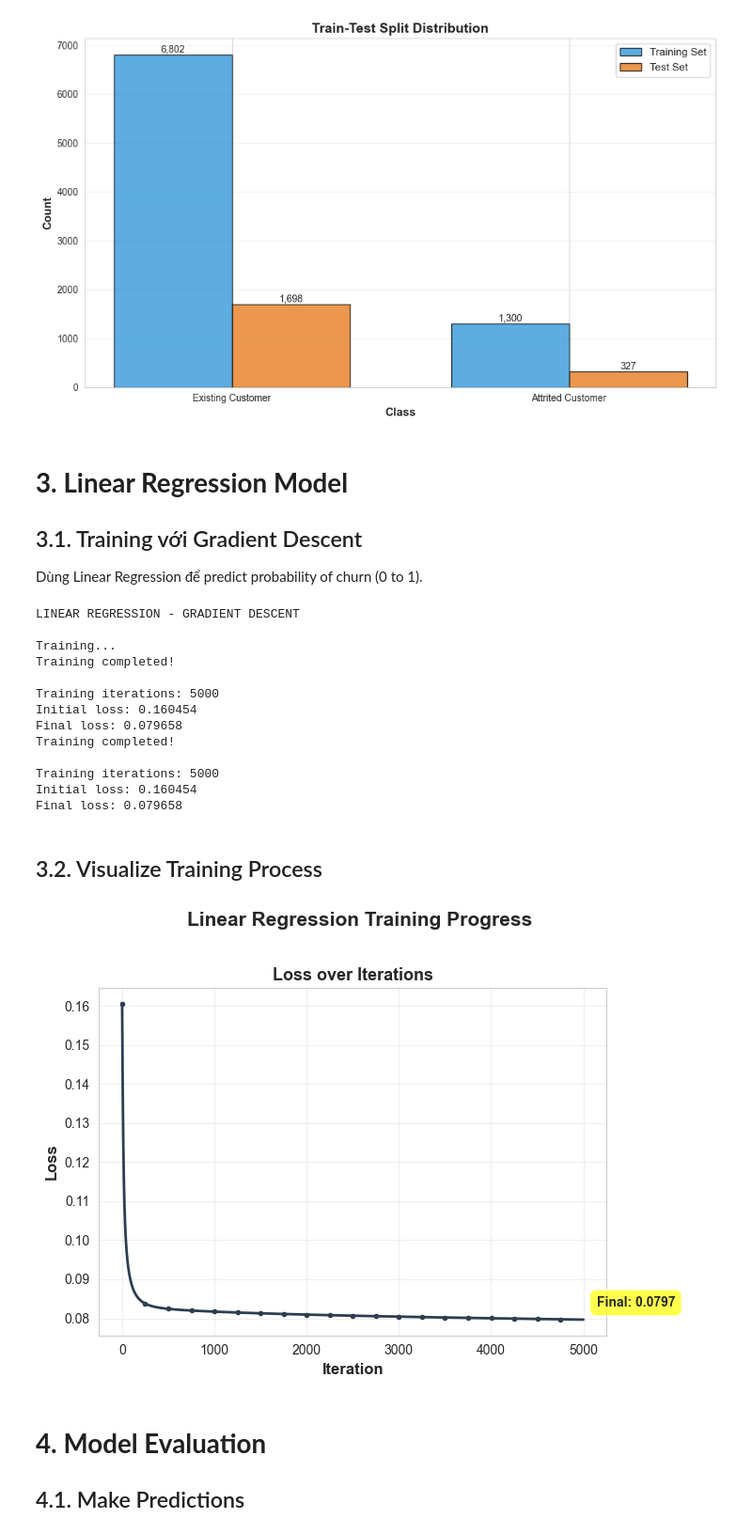
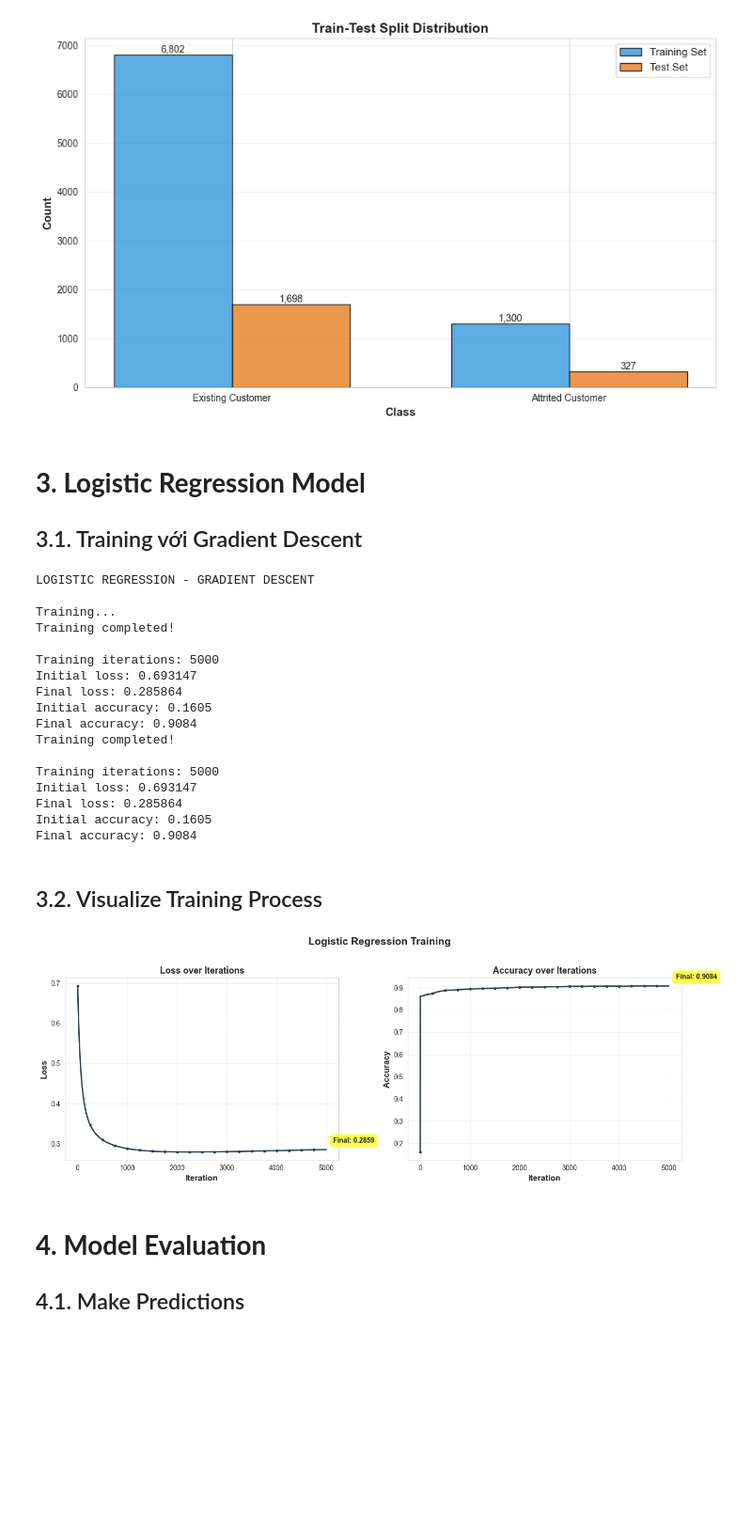
Before and after one commit to TMQ2k/23127464_CreditCardCustomers, a Jupyter notebook: notebooks/03_modeling.ipynb, the cells around one changed output. Shown at 94% size. Saved outputs shown, nothing was run; the diff lists cells and outputs as text; code cells hidden in the pictures; blank space fills up the shorter version.

```diff
--- a/notebooks/03_modeling.ipynb
+++ b/notebooks/03_modeling.ipynb
@@ -75,54 +72,53 @@ Training set: (8102, 40)
 Test set: (2025, 40)
 [figure]
 # %% [markdown]
-# **3. Linear Regression Model**
+# **3. Logistic Regression Model**
 
 ## 3.1. Training với Gradient Descent
-
-Dùng Linear Regression để predict probability of churn (0 to 1).
 # %%
+print("LOGISTIC REGRESSION - GRADIENT DESCENT")
 
-print("LINEAR REGRESSION - GRADIENT DESCENT")
-
-# Initialize model với Gradient Descent
-lr_model = LinearRegression(
-    method='gradient_descent',
+lr_model = LogisticRegression(
     learning_rate=0.01,
-    n_iterations=5000
+    n_iterations=5000,
+    regularization='l2',
+    lambda_reg=0.01
 )
 
-# Train
 print("\nTraining...")
 lr_model.fit(X_train, y_train)
 print("Training completed!")
 
-# Check history
 print(f"\nTraining iterations: {len(lr_model.history['loss'])}")
 print(f"Initial loss: {lr_model.history['loss'][0]:.6f}")
 print(f"Final loss: {lr_model.history['loss'][-1]:.6f}")
+print(f"Initial accuracy: {lr_model.history['accuracy'][0]:.4f}")
+print(f"Final accuracy: {lr_model.history['accuracy'][-1]:.4f}")
 # %% [output]
-LINEAR REGRESSION - GRADIENT DESCENT
+LOGISTIC REGRESSION - GRADIENT DESCENT
 
 Training...
 Training completed!
 
 Training iterations: 5000
-Initial loss: 0.160454
-Final loss: 0.079658
+Initial loss: 0.693147
+Final loss: 0.285864
+Initial accuracy: 0.1605
+Final accuracy: 0.9084
 Training completed!
 
 Training iterations: 5000
-Initial loss: 0.160454
-Final loss: 0.079658
+Initial loss: 0.693147
+Final loss: 0.285864
+Initial accuracy: 0.1605
+Final accuracy: 0.9084
 # %% [markdown]
 ## 3.2. Visualize Training Process
 # %%
-# Plot training history
-fig = plot_training_history(lr_model.history, metrics=['loss'],
-                            title="Linear Regression Training Progress")
-plt.show()
+fig = plot_training_history(lr_model.history, metrics=['loss', 'accuracy'],
+                            title="Logistic Regression Training")
 # %% [output]
-[figure, old version]
+[figure, new version]
 # %% [markdown]
 # **4. Model Evaluation**
 
```
Also changed, not shown: parts of 18 cells of this notebook, 3 other files.
